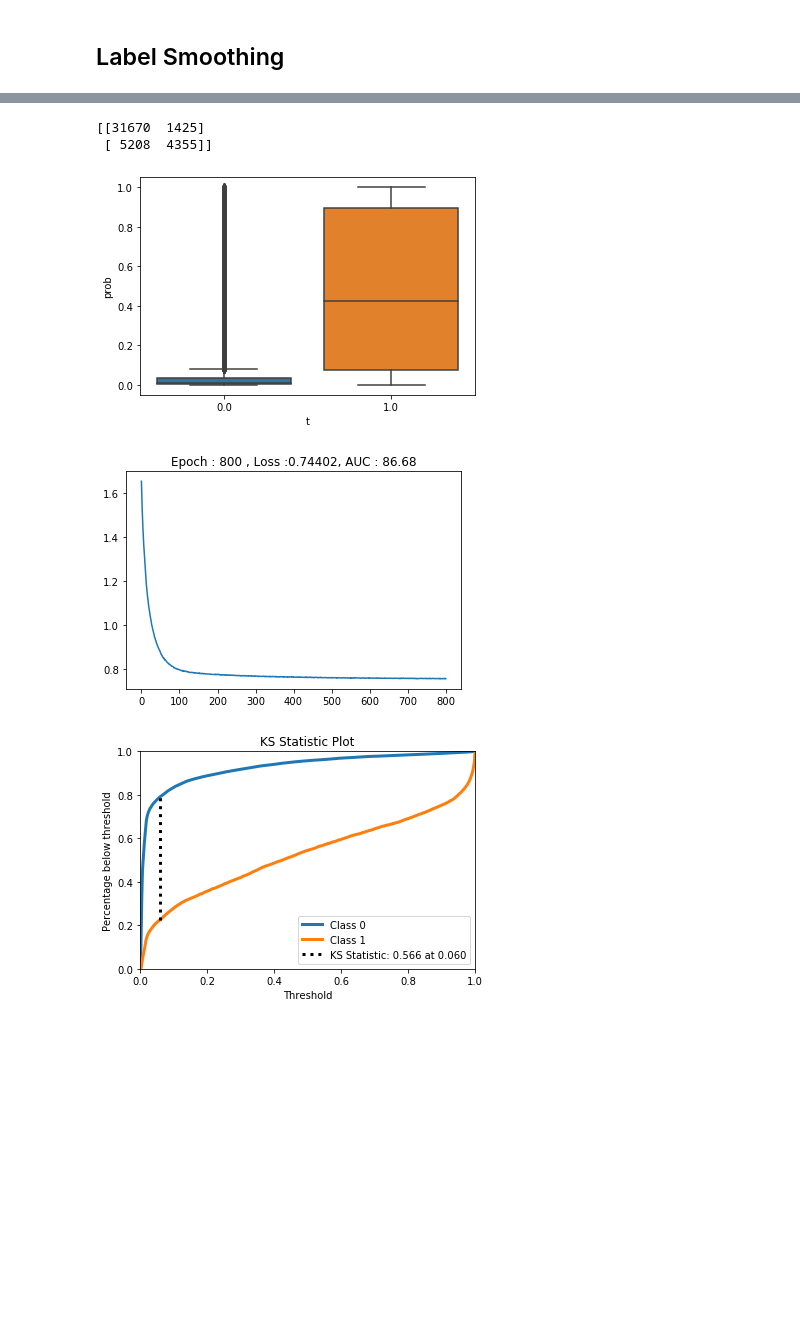
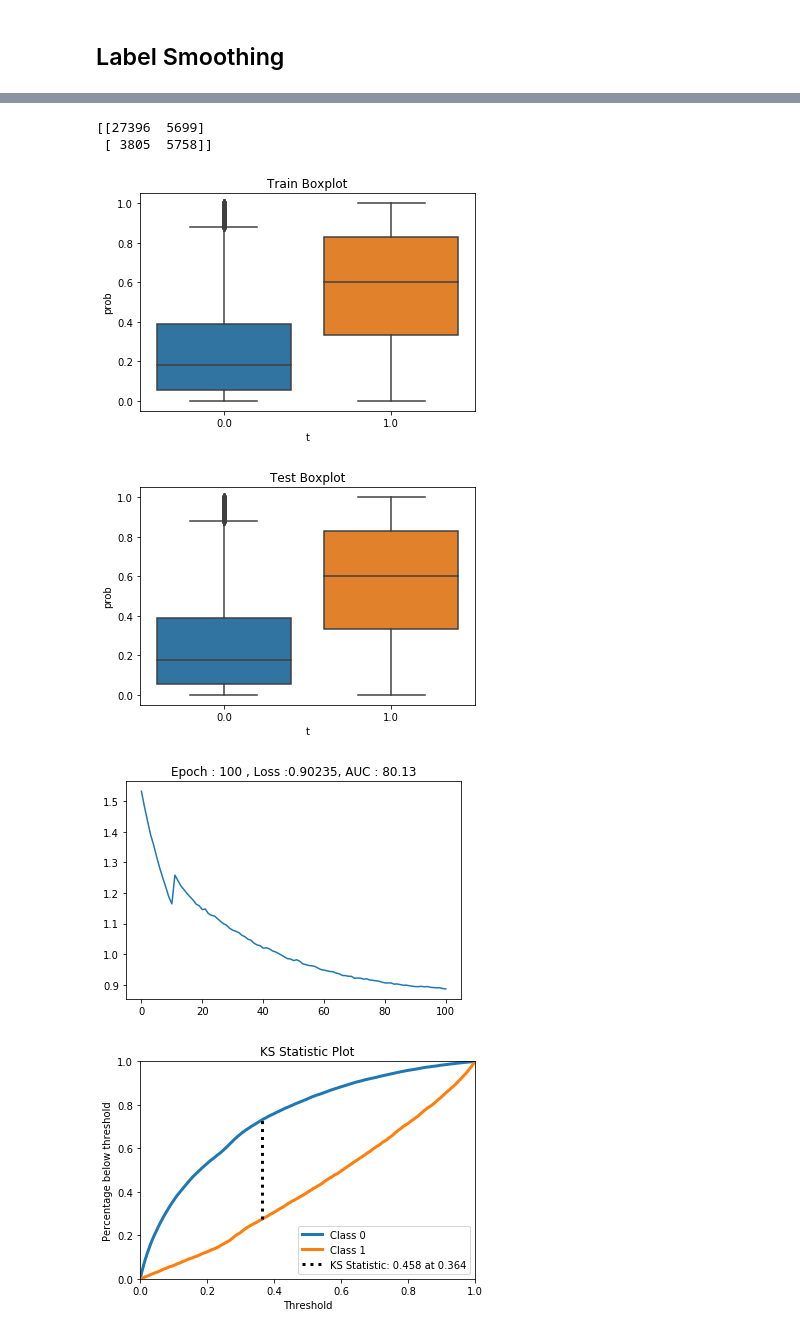
Before and after one commit to sungreong/TIL, a Jupyter notebook: FrameWork Tensorflow/Tensorflow Tabular Data Network(Embedding).ipynb, the cells around one changed output, grey strips where cells are left out. Drawn from its saved outputs; the diff is of its cells as text; code cells hidden in the pictures; blank space fills up the shorter version.

Commit message:
Update Tensorflow Tabular Data Network(Embedding).ipynb
Update Boosting / Add Train Boxplot

```diff
--- a/FrameWork Tensorflow/Tensorflow Tabular Data Network(Embedding).ipynb
+++ b/FrameWork Tensorflow/Tensorflow Tabular Data Network(Embedding).ipynb
@@ -344,7 +351,7 @@ If you depend on functionality not listed there, please file an issue.
 # %% [markdown]
 ## Label Smoothing
 # %%
-alpha = 0.8
+alpha = 0.95
 y_one_hot = tf.add(alpha* tf.one_hot( tf.cast(y , tf.int32) , depth=target_dim) ,
                    (1-alpha) / target_dim)
 # %%
@@ -405,3 +416,7 @@ Loss += tf.add_n(L2)  * 0.0001
 # Loss += regularization_penalty
 # %%
 solver = tf.train.AdamOptimizer(learning_rate= 2e-5).minimize(Loss ,var_list = vars )
+# %%
+target_0_list = []
+target_1_list = []
+_=[target_1_list.append(idx) if i == 1 else target_0_list.append(idx) for idx , i in enumerate(list(train_Y))]
@@ -416,8 +435,14 @@ config.gpu_options.allow_growth = True
 sess = tf.Session(config = config)
 sess.run(tf.global_variables_initializer())
 for epoch in trange(Epoch , desc = "Loop" ) :
-    idx = np.random.permutation(len(train_X))
-    XX = train_X.iloc[idx , : ].values
+    idx = list(np.random.permutation(len(train_X)))
+    if (epoch > 0 ) & (epoch > 10) :
+        idx = idx + BoostingList
+        idx = list(np.random.permutation(idx))
+        mb_size = 1500
+    else :
+        mb_size = 1000
+    XX = train_X.iloc[idx, : ].values
     YY = train_Y[idx]
     batch_iter = int(len(XX) / mb_size)
     _Loss2_ = []
@@ -429,37 +454,57 @@ for epoch in trange(Epoch , desc = "Loop" ) :
                 batch_size : mb_size ,
                 InputdropoutRate : 0.8 ,
                 dropoutRate : 0.8
                }
         _ , LOSS  = sess.run([solver , Loss] , feed_dict= Feed)
         _Loss2_.append(LOSS)
     _Loss_.append(np.mean(_Loss2_))
+    if (epoch > 0 ) & (epoch % 10 == 0) :
+        Feed = { X : train_X.values ,
+                batch_size : len(train_X.values) ,
+                InputdropoutRate : 0.8 ,
+                dropoutRate : 0.8
+               }
+        probs  = sess.run(Probs , feed_dict= Feed)
+        trainDD = pd.DataFrame([train_Y ,probs[:,1]],
+                          index = ["t","prob"]).T
+        ### Target 1 Boosting List
+        DD2 = trainDD[(trainDD.t == 1) & (trainDD.prob <0.5)]
+        BoostingList = 3 * DD2.index.tolist()
+        print("Epoch : {}  Boosting List : {}".\
+              format(epoch,len(DD2.index.tolist())))
     if (epoch > 0)  & (epoch % 100 == 0) :
         Feed = { X : test_X.values ,
                 batch_size : len(test_X.values) ,
-                InputdropoutRate : 1.0 ,
-                dropoutRate : 1.0
+                InputdropoutRate : 0.8 ,
+                dropoutRate : 0.8
                }
         probs  = sess.run(Probs , feed_dict= Feed)
         AUC = roc_auc_score(test_Y ,  probs[:,1])
         DD = pd.DataFrame([test_Y ,probs[:,1]],
                           index = ["t","prob"]).T
+
         clear_output()
         print( confusion_matrix(test_Y , np.argmax(probs,axis =1) ))
         msg = "Epoch : {} , Loss :{:.5f}, AUC : {:.2f}".format(epoch ,LOSS ,AUC*100)
+        sns.boxplot(x="t", y="prob", data=trainDD)
+        plt.title("Train Boxplot")
+        plt.show()
         sns.boxplot(x="t", y="prob", data=DD)
+        plt.title("Test Boxplot")
         plt.show()
         plt.plot(np.arange(len(_Loss_)), _Loss_ )
         plt.title(msg)
         plt.show()
         pp = skplt.metrics.plot_ks_statistic(test_Y, probs)
         plt.show()
         b , c = pp.get_legend_handles_labels()
         threshold = float(c[2].split("at ")[1])
         aaa = np.where( probs[:,1] < threshold , 0 , 1 )
         print( confusion_matrix(test_Y , aaa ))
 # %% [output]
-[[31670  1425]
- [ 5208  4355]]
+[[27396  5699]
+ [ 3805  5758]]
-[figure, old version]
+[figure, new version]
-[figure, old version]
+[figure, new version]
-[figure, old version]
+[figure, new version]
+[figure, added]
```
Also changed, not shown: parts of 12 cells of this notebook.
